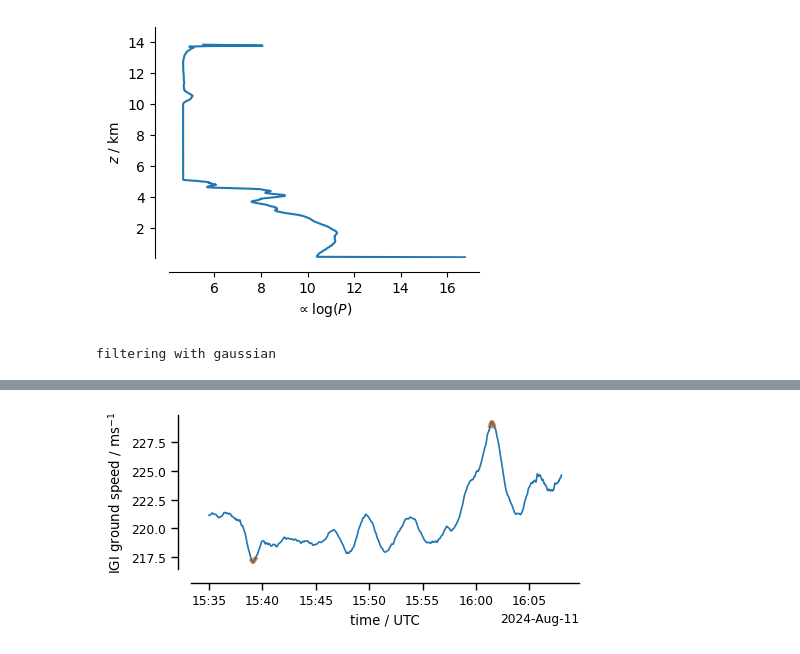
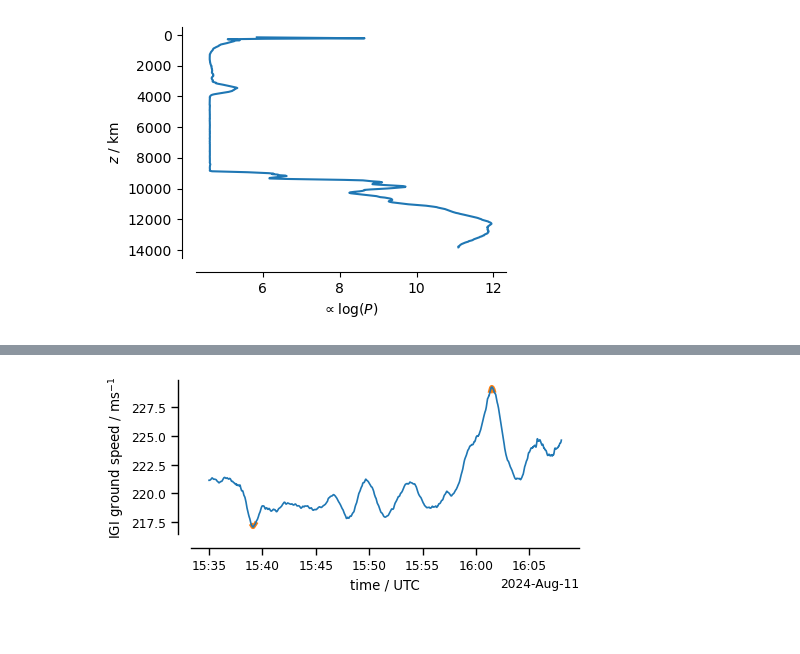
Before and after one commit to bjorn-stevens/hamp_radar, a Jupyter notebook: scripts/playground-bs.ipynb, the cells around one changed output, grey strips where cells are left out. Saved outputs shown, nothing was run; the diff lists cells and outputs as text; code cells hidden in the pictures.

Commit message:
add: working changes to quick plots

```diff
--- a/scripts/playground-bs.ipynb
+++ b/scripts/playground-bs.ipynb
@@ -3,42 +3,20 @@ import os
 import glob
 import xarray as xr
 
-prf = 7500.
-
-def get_iq(radar):
-    return radar.co[0,:,:].astype(float) + 1j * radar.co[1,:,:].astype(float)
-
-def get_pwr(radar, noise=125, smooth=None):
-    import scipy as sp
-
-    pwr = radar.co[0,:,:].astype(float)**2 + radar.co[1,:,:].astype(float)**2
-    if smooth != None:
-        if smooth['type'] == 'gaussian':
-            gauss  = sp.signal.windows.gaussian(smooth['window'],smooth['length'])
-            wghts  = gauss/gauss.sum()
-            print ('filtering with gaussian')
-        else:
-            print ('selected smoothing not supported')
-        pwr = xr.DataArray( sp.signal.fftconvolve(pwr,wghts[np.newaxis,:],mode='same', axes=-1),
-                               dims=["range","time",],
-                               coords={"range":("range",dx.range.data),"time":("time",dx.pulse_time.data)}
-                               )
-    return pwr.where(pwr>noise)
-
-zarr_path   = "/Users/m219063/Research/Projects/orcestra/data/radar-iq3/"
+zarr_path   = "/Users/m219063/Research/Projects/orcestra/data/radar-iq"
 fout = f'{zarr_path}/HALO-20240811a-iq_1536-1608.zarr'
 if (os.path.isdir(fout)):
     print (f"{fout} exists, opening")
     ds = xr.open_zarr(fout)
 else:
     print (f'{fout} does not exist, creating from cocx and frms files')
-    pds_path  = "/Users/m219063/Research/Projects/orcestra/data/radar-pds/"
+    pds_path  = "../data/"
     files = sorted(os.listdir(pds_path))
     files = [pds_path + x for x in files]
-    #untangle_iqf(files[:2],zarr_path)
+    untangle_iqf(files,zarr_path)
 
     cocx_files = sorted(glob.glob(zarr_path + '*cocx.zarr'))
     frms_files = sorted(glob.glob(zarr_path + '*frms.zarr'))
-    ds = merge_iqf(cocx_files,frms_files)
+    ds = merge_radar_zarr(cocx_files,frms_files)
     ds.to_zarr(fout)
 # %% [output]
@@ -82,37 +24,34 @@ Frame number 552884, at 2024-08-11 15:37:00.058654 and 1.5290849475491086e-08
 # %%
 # sanity check analysis
 
 import matplotlib.pyplot as plt
 import numpy as np
 import seaborn as sns
+from hamp_radar.signal import get_pwr
 
-dx    = ds.sel(pulse_time=('2024-08-11T15:49'))
-pwr   = dx.co[0,:,:].astype(float)**2 + dx.co[1,:,:].astype(float)**2
-lnpwr = np.log(pwr.mean(dim='pulse_time'))
 
 fig, ax = plt.subplots(
         figsize=(4, 3),
         facecolor='white'
         )
 
-ax.plot(lnpwr[440::-1], (14000 - dx.range[440::-1])/1000.)
-ax.set_ylim(0.1,15.)
+pwr   = get_pwr(ds.sel(time=('2024-08-11T15:49')))
+lnpwr = np.log(pwr.mean(dim='time'))[:440].plot(ax=ax,y="range")
+plt.gca().invert_yaxis()
+
 ax.set_ylabel('$z$ / km')
 ax.set_xlabel('$\\propto \\log(P)$')
-#ax.hlines(0.,xmin=10,xmax=20,ls='dotted',lw=1)
 
 sns.despine(offset=10)
 # %% [output]
-[figure, old version]
+[figure, new version]
 # %%
 # this takes about 3 min for a 4 min section
 
-import scipy.signal as sp
+from hamp_radar.signal import get_pwr, smooth, denoise, rng_to_alt, pwr_to_dbz
 import numpy as np
-import seaborn as sns
 
-dx     = ds.sel(pulse_time=slice('2024-08-11T15:48','2024-08-11T15:50'))
-pwr    = get_pwr(dx, noise=125, smooth= {'type' : 'gaussian', 'length' : 64, 'window' : 256})
-ref_dB = (10*np.log( pwr.where(pwr>125.) * dx.range**2 ))
+dx     = ds.sel(time=slice('2024-08-11T15:48','2024-08-11T15:50:00'))
+sqr_rng= (dx.range/5000.)**2
+pwr    = get_pwr(dx).pipe(smooth).pipe(denoise)
+ref_dB = pwr_to_dbz(pwr,radar_constant = -115).pipe(rng_to_alt,440)
-# %% [output]
-filtering with gaussian
```
Also changed, not shown: parts of 9 cells of this notebook, 1 other file.
